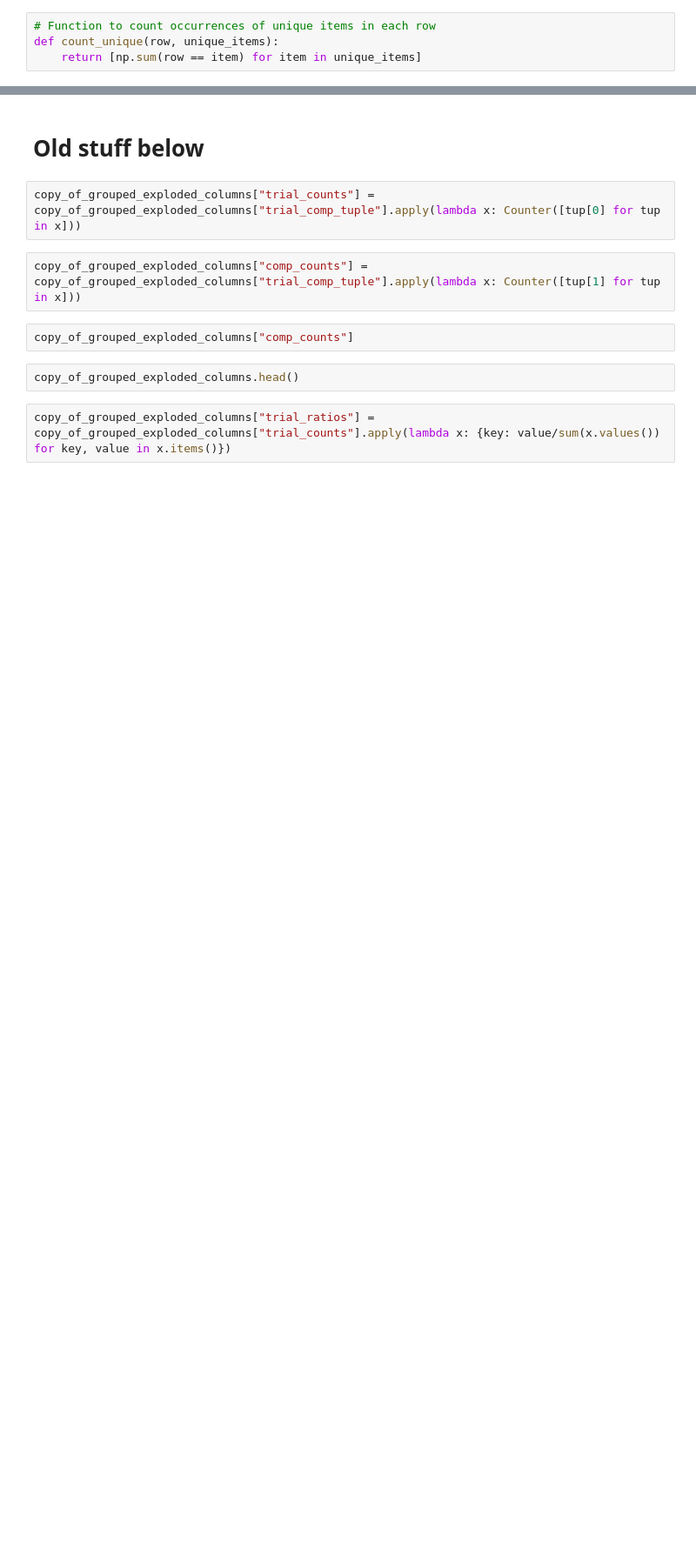
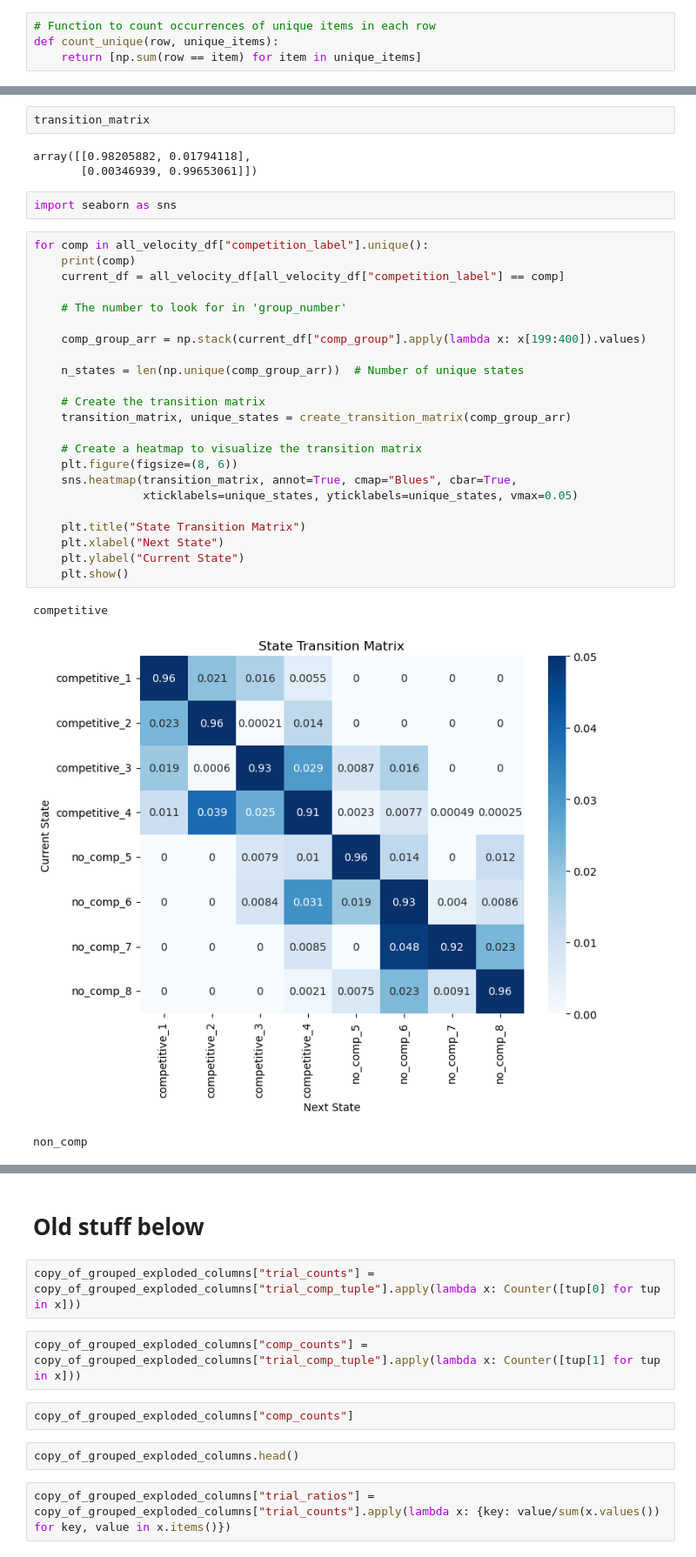
Before and after one commit to padillacoreanolab/reward_comp_ext, a Jupyter notebook: results/2024_09_02_behavioral_reward_comp/01_competitive_trials_analysis.ipynb, the cells around one changed output, grey strips where cells are left out. Shown at 87% size. Saved outputs shown, nothing was run; the diff lists cells and outputs as text; blank space fills up the shorter version.

```diff
--- a/results/2024_09_02_behavioral_reward_comp/01_competitive_trials_analysis.ipynb
+++ b/results/2024_09_02_behavioral_reward_comp/01_competitive_trials_analysis.ipynb
@@ -1432,0 +1522,34 @@ ValueError: This is a test error
+# %%
+transition_matrix
+# %% [output]
+array([[0.98205882, 0.01794118],
+       [0.00346939, 0.99653061]])
+# %%
+import seaborn as sns
+# %%
+for comp in all_velocity_df["competition_label"].unique():
+    print(comp)
+    current_df = all_velocity_df[all_velocity_df["competition_label"] == comp]
+
+    # The number to look for in 'group_number'
+
+    comp_group_arr = np.stack(current_df["comp_group"].apply(lambda x: x[199:400]).values)
+
+    n_states = len(np.unique(comp_group_arr))  # Number of unique states
+
+    # Create the transition matrix
+    transition_matrix, unique_states = create_transition_matrix(comp_group_arr)
+
+    # Create a heatmap to visualize the transition matrix
+    plt.figure(figsize=(8, 6))
+    sns.heatmap(transition_matrix, annot=True, cmap="Blues", cbar=True,
+                xticklabels=unique_states, yticklabels=unique_states, vmax=0.05)
+
+    plt.title("State Transition Matrix")
+    plt.xlabel("Next State")
+    plt.ylabel("Current State")
+    plt.show()
+# %% [output]
+competitive
+[figure, added]
+non_comp
```
Also changed, not shown: parts of 18 cells of this notebook.
